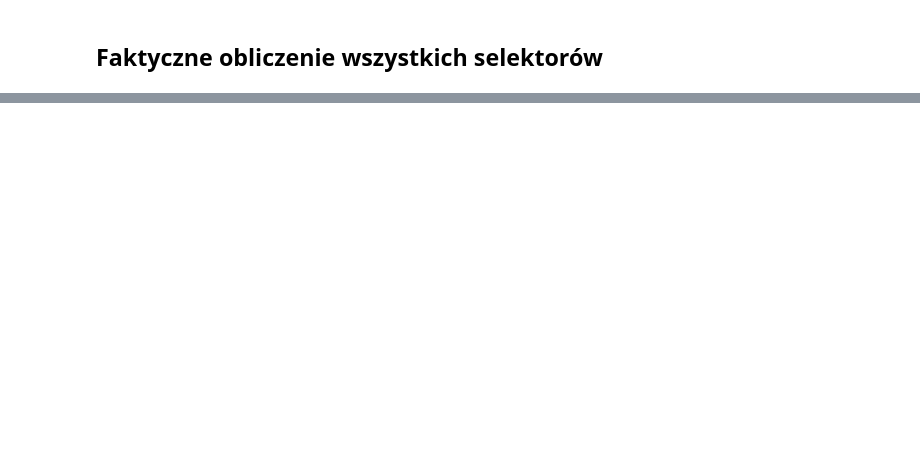
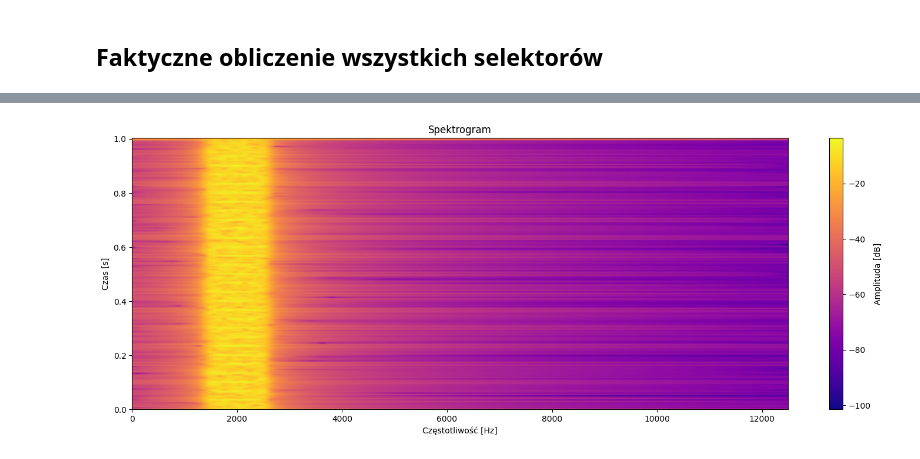
Before and after one commit to MD275996/System-to-identify-anomalies-in-vibration-signals-for-local-damage-detection-in-machines, a Jupyter notebook: main.ipynb, the cells around one changed output, grey strips where cells are left out. Saved outputs shown, nothing was run; the diff lists cells and outputs as text; code cells hidden in the pictures; blank space fills up the shorter version.

```diff
--- a/main.ipynb
+++ b/main.ipynb
@@ -181,0 +251,13 @@ plt.show()
+# %%
+fs = 25000
+array_freq, array_tt, matrix_Zxx = scipy.signal.stft(filtered_signal, fs = fs, window = 'hann')
+Zxx = np.abs(matrix_Zxx)
+plt.figure(figsize=(18, 6))
+plt.pcolormesh(array_freq, array_tt, 10*np.log10(Zxx.T), shading='gouraud', cmap='plasma')
+plt.xlabel('Częstotliwość [Hz]')
+plt.ylabel('Czas [s]')
+plt.title('Spektrogram')
+plt.colorbar(label='Amplituda [dB]')
+plt.show()
+# %% [output]
+[figure, added]
```
Also changed, not shown: parts of 11 cells of this notebook, 3 other files.
